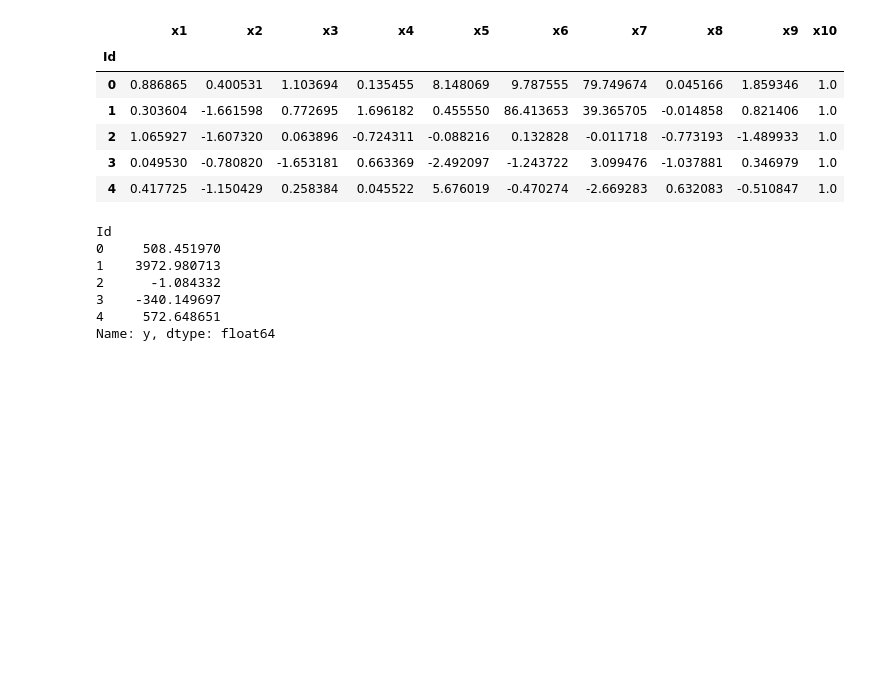
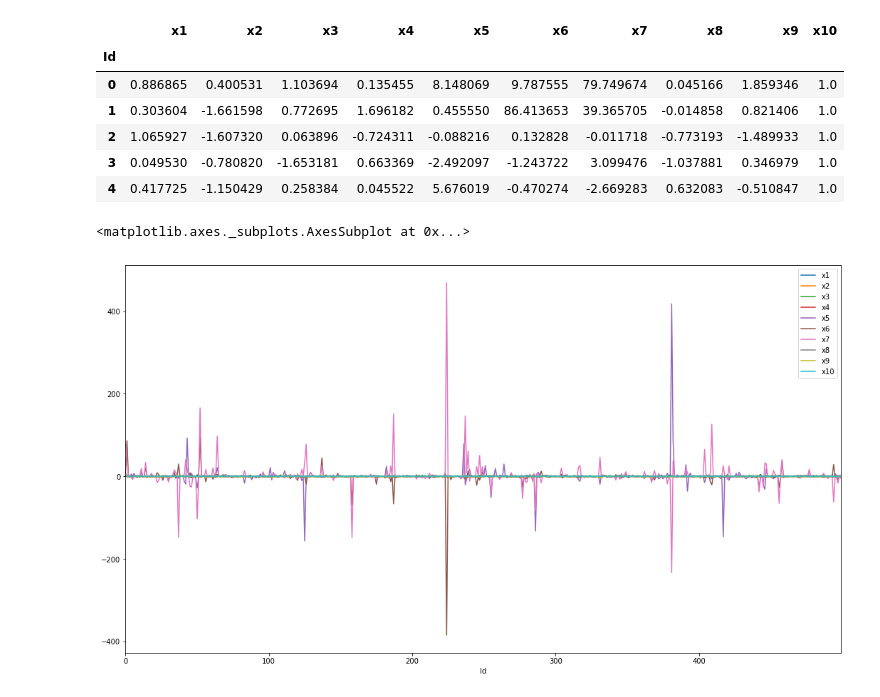
Before and after one commit to matthaeusheer/ml-project, a Jupyter notebook: notebooks/task_1a.ipynb, the cells around one changed output. Saved outputs shown, nothing was run; the diff lists cells and outputs as text; code cells hidden in the pictures; blank space fills up the shorter version.

Commit message:
Added lots of visualization and better evaluation

```diff
--- a/notebooks/task_1a.ipynb
+++ b/notebooks/task_1a.ipynb
@@ -56,13 +57,8 @@ train_X.head()
 | 2 | 1.065927 | -1.607320 | 0.063896 | -0.724311 | -0.088216 | 0.132828 | -0.011718 | -0.773193 | -1.489933 | 1.0 |
 | 3 | 0.049530 | -0.780820 | -1.653181 | 0.663369 | -2.492097 | -1.243722 | 3.099476 | -1.037881 | 0.346979 | 1.0 |
 | 4 | 0.417725 | -1.150429 | 0.258384 | 0.045522 | 5.676019 | -0.470274 | -2.669283 | 0.632083 | -0.510847 | 1.0 |
-# %%
-train_Y.head()
-# %% [output]
-Id
-0     508.451970
-1    3972.980713
-2      -1.084332
-3    -340.149697
-4     572.648651
-Name: y, dtype: float64
+# %%
+train_X.plot(figsize=(18, 10))
+# %% [output]
+<matplotlib.axes._subplots.AxesSubplot at 0x...>
+[figure, added]
```
Also changed, not shown: parts of 8 cells of this notebook.
